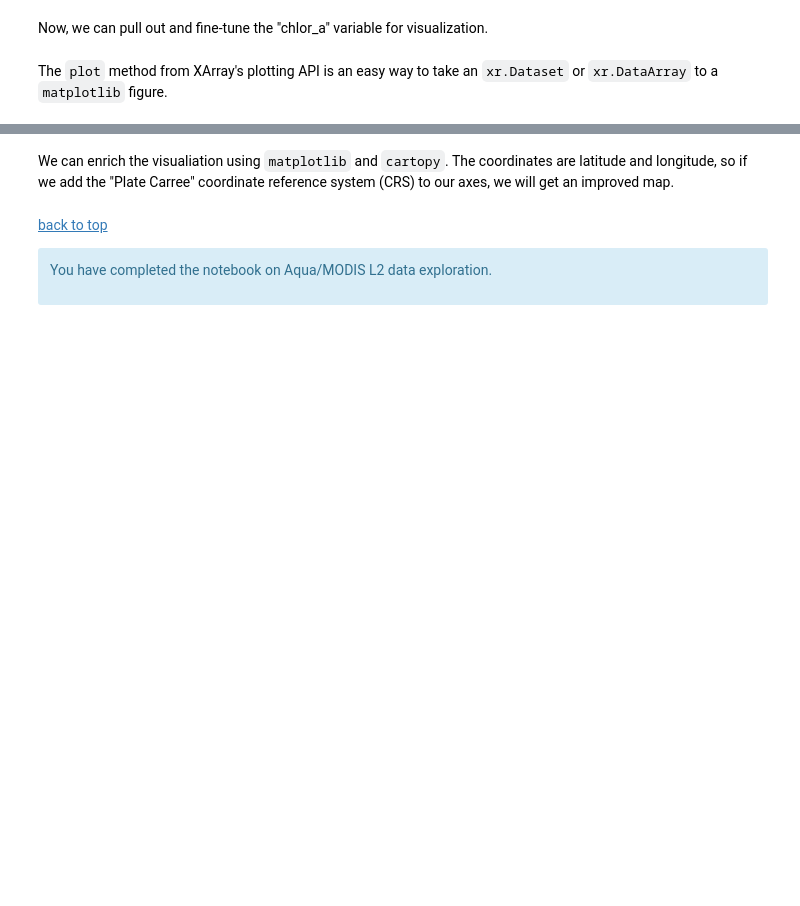
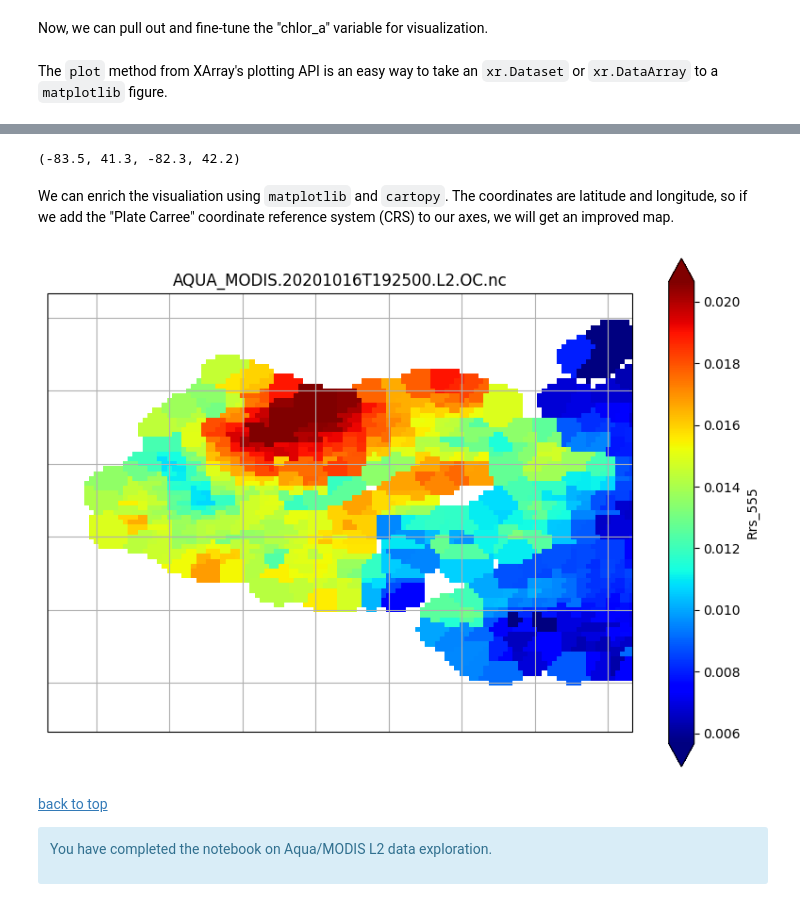
Before and after one commit to j-b-cox/HAB-F-Capstone, a Jupyter notebook: Notebooks/Tutorials/3_modis_explore_l2.ipynb, the cells around one changed output, grey strips where cells are left out. Drawn from its saved outputs; the diff is of its cells as text; code cells hidden in the pictures; blank space fills up the shorter version.

```diff
--- a/Notebooks/Tutorials/3_modis_explore_l2.ipynb
+++ b/Notebooks/Tutorials/3_modis_explore_l2.ipynb
@@ -117,7 +121,7 @@ We can use spatial and temporal arguments to search for granules covering Chesap
 cloud_cover = (0, 50) # max 50% of cloud coverage
 # %%
 tspan = ("2020-10-15", "2020-10-23")
-bbox = (-76.75, 36.97, -75.74, 39.01)
+bbox = (-83.5, 41.3, -82.3, 42.2)
 cc = (0, 50)
 # %%
 results = earthaccess.search_data(
@@ -194,10 +206,10 @@ dataset = xr.merge((prod, obs, nav.coords))
 # %% [markdown]
 Now, we can pull out and fine-tune the "chlor_a" variable for visualization.
 # %%
-array = np.log10(dataset["chlor_a"])
+array = dataset["Rrs_555"]
 array.attrs.update(
     {
-        "units": f'log10({dataset["chlor_a"].attrs["units"]})',
+        "units": f'({dataset["Rrs_555"].attrs["units"]})',
     }
 )
 # %% [markdown]
@@ -210,13 +276,43 @@ plot = array.plot(
+# %%
+bbox
+# %% [output]
+(-83.5, 41.3, -82.3, 42.2)
+# %%
+min_lat = bbox[1]
+max_lat = bbox[3]
+min_lon = bbox[0]
+max_lon = bbox[2]
 # %% [markdown]
 We can enrich the visualiation using `matplotlib` and `cartopy`. The coordinates are latitude and longitude, so if we add the "Plate Carree" coordinate reference system (CRS) to our axes, we will get an improved map.
 # %%
-fig = plt.figure(figsize=(10, 7))
-ax = plt.axes(projection=cartopy.crs.PlateCarree())
-array.plot(x="longitude", y="latitude", cmap="jet", robust=True, ax=ax)
-ax.gridlines(draw_labels={"bottom": "x", "left": "y"})
-ax.add_feature(cartopy.feature.STATES, linewidth=0.5)
+fig = plt.figure(figsize=(10, 7), dpi = 100)
+ax = plt.axes(projection=ccrs.PlateCarree())
+
+# Set extent: [west_lon, east_lon, south_lat, north_lat]
+ax.set_extent([min_lon, max_lon, min_lat, max_lat], crs=ccrs.PlateCarree())
+
+# Plot the data
+# Downsample if needed (e.g., every 5th point)
+regridded_plot = regridded.isel(latitude=slice(None, None, 1), longitude=slice(None, None, 1))
+vmin = float(regridded_plot.quantile(0.02))
+vmax = float(regridded_plot.quantile(0.98))
+regridded_plot.plot(x="longitude", y="latitude", cmap="jet", vmin=vmin, vmax=vmax, ax=ax)
+
+
+# Add gridlines
+gl = ax.gridlines(draw_labels=False)
+gl.right_labels = False
+gl.top_labels = False
+
+# Add state borders
+# ax.add_feature(cfeature.STATES, linewidth=0.5)
+
+# Set title
 ax.set_title(dataset.attrs["product_name"], loc="center")
+
 plt.show()
+# %% [output]
+[figure, added]
 # %% [markdown]
 [back to top](#contents)
 
```
Also changed, not shown: parts of 8 cells of this notebook, 20 other files.
